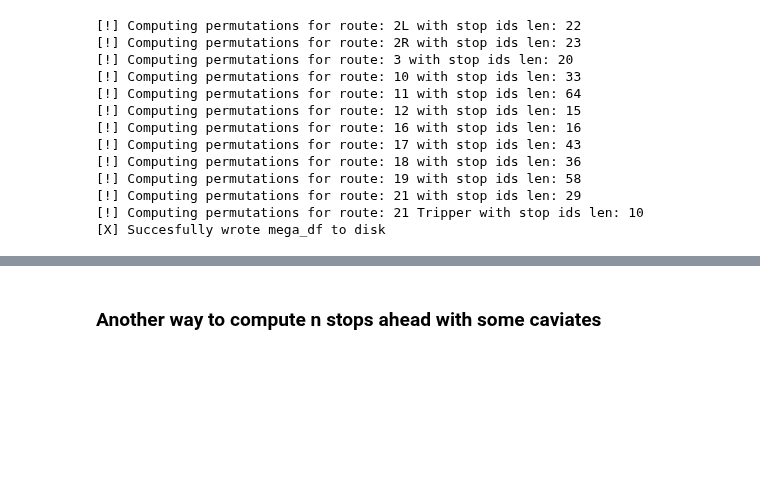
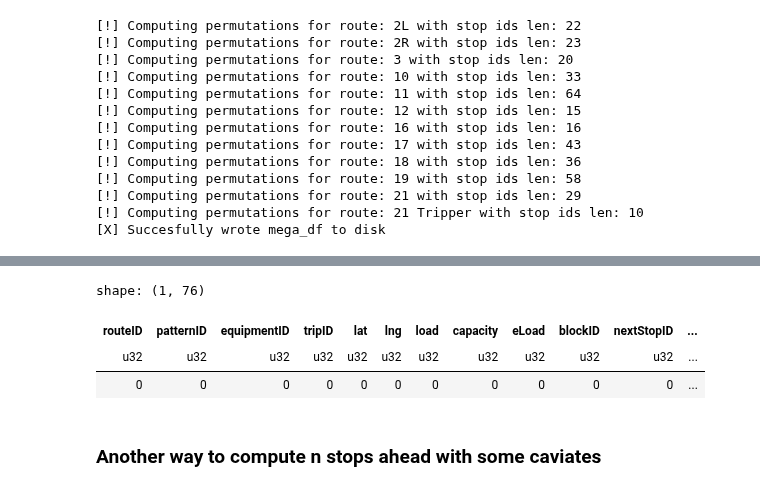
Before and after one commit to shaivilp/Research-Rookies, a Jupyter notebook: dekalb_bus/compute_mega_df.ipynb, the cells around one changed output, grey strips where cells are left out. Drawn from its saved outputs; the diff is of its cells as text; code cells hidden in the pictures; blank space fills up the shorter version.

Commit message:
feat: Corrected two_l_mega_df computation to only be below or at 20 minutes

```diff
--- a/dekalb_bus/compute_mega_df.ipynb
+++ b/dekalb_bus/compute_mega_df.ipynb
@@ -331,3 +331,10 @@ shape: (14_480, 76)
+# %%
+two_l_mega_df.filter(pl.col('eta_seconds') > (60 * 20)).count()
+# %% [output]
+shape: (1, 76)
+| routeID | patternID | equipmentID | tripID | lat | lng | load | capacity | eLoad | blockID | nextStopID | ... |
+| u32 | u32 | u32 | u32 | u32 | u32 | u32 | u32 | u32 | u32 | u32 | ... |
+| 0 | 0 | 0 | 0 | 0 | 0 | 0 | 0 | 0 | 0 | 0 | ... |
 # %%
 two_l_mega_df.write_parquet('./data/two_l_mega_df.parquet')
 # %% [markdown]
```
Also changed, not shown: parts of 1 cell of this notebook, 1 other file.
